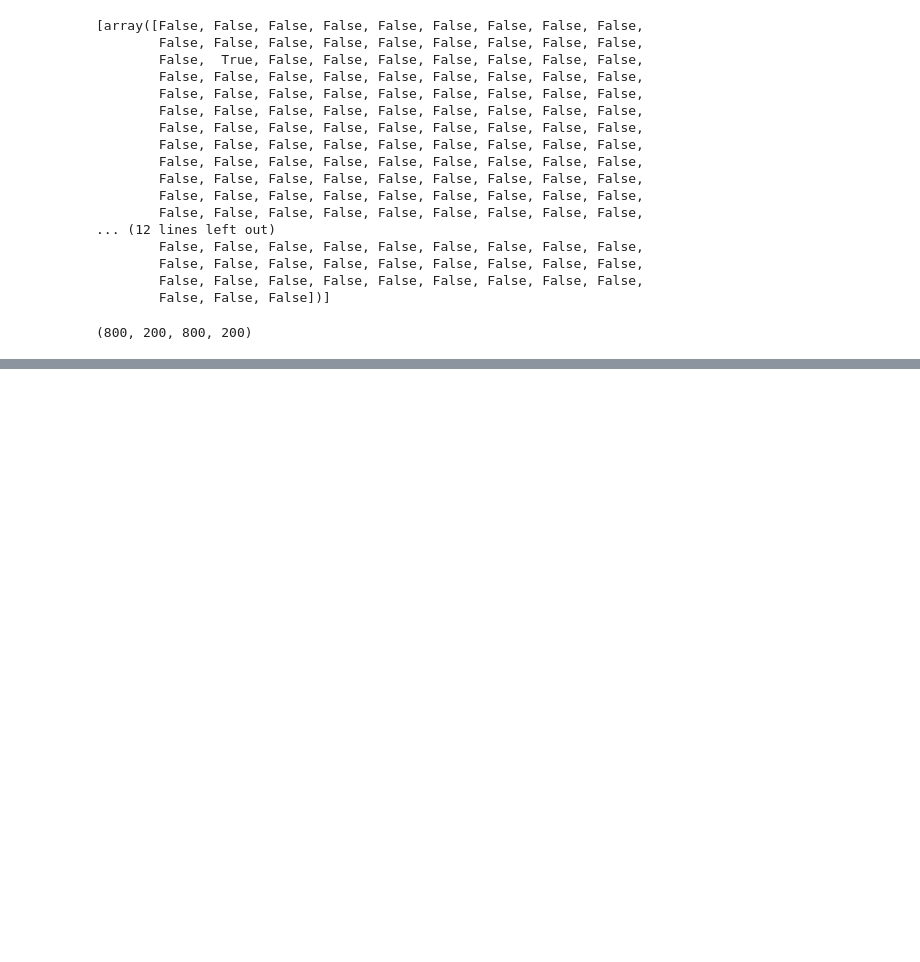
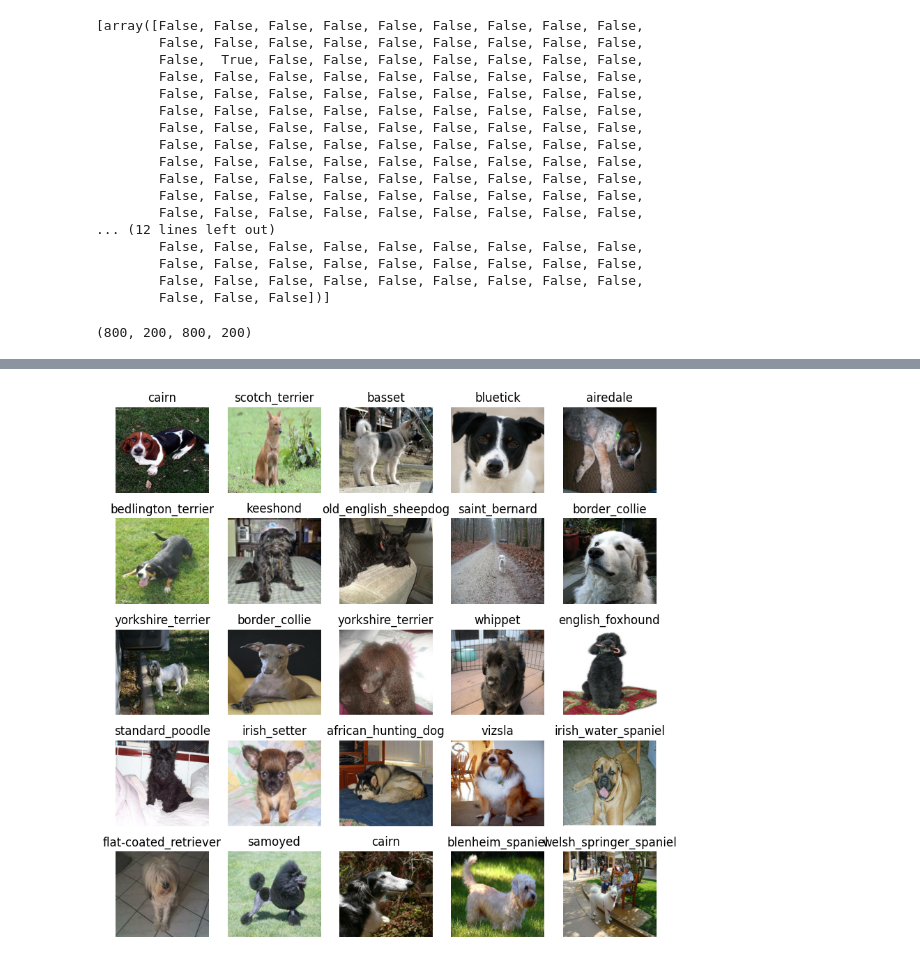
Before and after one commit to Afuhnwi-Afriitech/dog-breed-classification, a Jupyter notebook: dog_breed_identification.ipynb, the cells around one changed output, grey strips where cells are left out. Cells and saved outputs as stored; diff of their text form; code cells hidden in the pictures; blank space fills up the shorter version.

```diff
--- a/dog_breed_identification.ipynb
+++ b/dog_breed_identification.ipynb
@@ -157,8 +175,8 @@ len(x_train), len(x_test), len(y_train), len(y_test)
 (800, 200, 800, 200)
 # %%
 #image processing
-image_size = (224, 224)
-def process_image(image_path, image_size):
+image_size = (224, 244)
+def process_image(image_path):
   image = tf.io.read_file(image_path)
   image = tf.image.decode_jpeg(image, channels=3)
   image = tf.image.convert_image_dtype(image, tf.float32)
@@ -170,0 +256,5 @@ def get_image_label(image_path, label):
+# %%
+val_images, val_labels = next(val_data.as_numpy_iterator())
+show_25_images(val_images, val_labels)
+# %% [output]
+[figure, added]
```
Also changed, not shown: parts of 13 cells of this notebook.
